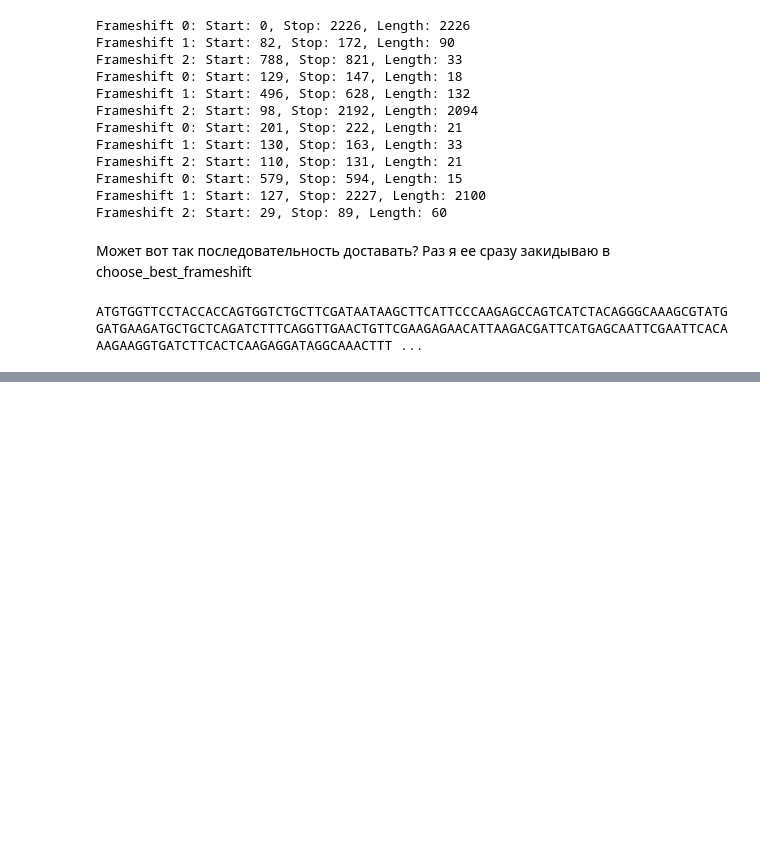
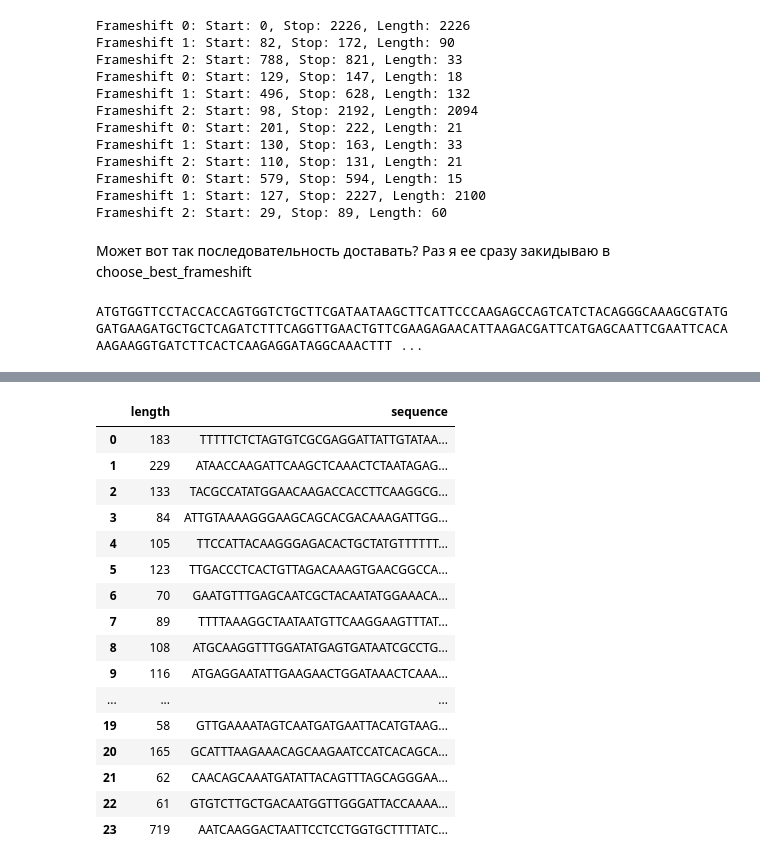
Before and after one commit to ArtemVaska/Diploma, a Jupyter notebook: Scripts/nxf1_table_processing.ipynb, the cells around one changed output, grey strips where cells are left out. Cells and saved outputs as stored; diff of their text form; code cells hidden in the pictures; blank space fills up the shorter version.

```diff
--- a/Scripts/nxf1_table_processing.ipynb
+++ b/Scripts/nxf1_table_processing.ipynb
@@ -119,0 +250,20 @@ ATGTGGTTCCTACCACCAGTGGTCTGCTTCGATAATAAGCTTCATTCCCAAGAGCCAGTCATCTACAGGGCAAAGCGTAT
+# %%
+df_actinia_tenebrosa
+# %% [output]
+|  | length | sequence |
+| 0 | 183 | TTTTTCTCTAGTGTCGCGAGGATTATTGTATAA... |
+| 1 | 229 | ATAACCAAGATTCAAGCTCAAACTCTAATAGAG... |
+| 2 | 133 | TACGCCATATGGAACAAGACCACCTTCAAGGCG... |
+| 3 | 84 | ATTGTAAAAGGGAAGCAGCACGACAAAGATTGG... |
+| 4 | 105 | TTCCATTACAAGGGAGACACTGCTATGTTTTTT... |
+| 5 | 123 | TTGACCCTCACTGTTAGACAAAGTGAACGGCCA... |
+| 6 | 70 | GAATGTTTGAGCAATCGCTACAATATGGAAACA... |
+| 7 | 89 | TTTTAAAGGCTAATAATGTTCAAGGAAGTTTAT... |
+| 8 | 108 | ATGCAAGGTTTGGATATGAGTGATAATCGCCTG... |
+| 9 | 116 | ATGAGGAATATTGAAGAACTGGATAAACTCAAA... |
+| ... | ... | ... |
+| 19 | 58 | GTTGAAAATAGTCAATGATGAATTACATGTAAG... |
+| 20 | 165 | GCATTTAAGAAACAGCAAGAATCCATCACAGCA... |
+| 21 | 62 | CAACAGCAAATGATATTACAGTTTAGCAGGGAA... |
+| 22 | 61 | GTGTCTTGCTGACAATGGTTGGGATTACCAAAA... |
+| 23 | 719 | AATCAAGGACTAATTCCTCCTGGTGCTTTTATC... |
```
Also changed, not shown: parts of 45 cells of this notebook.
